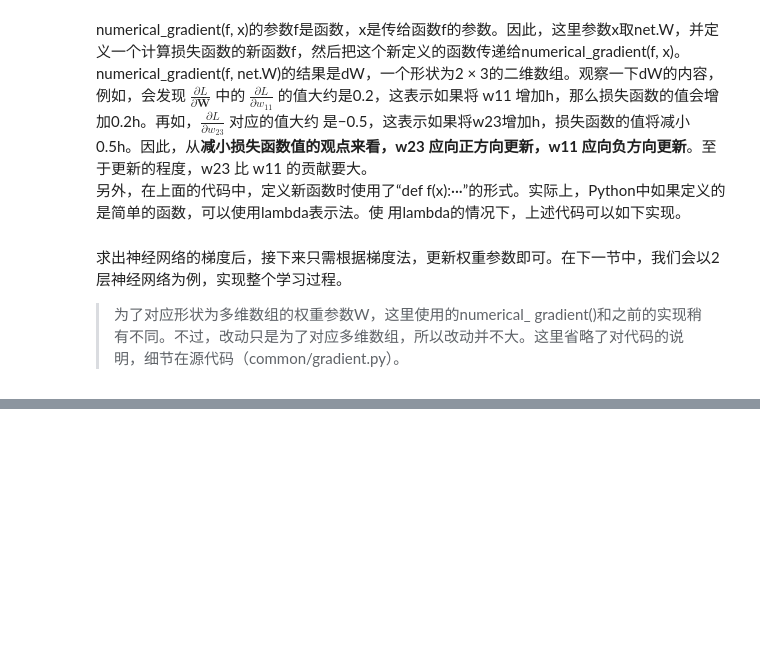
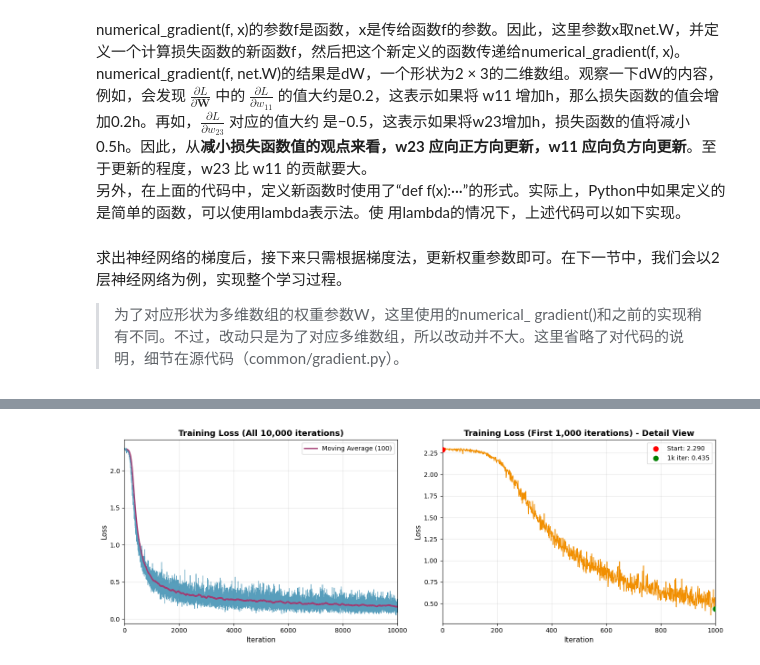
Before and after one commit to xx1902/Fish-DL, a Jupyter notebook: neural_study.ipynb, the cells around one changed output, grey strips where cells are left out. Cells and saved outputs as stored; diff of their text form; code cells hidden in the pictures; blank space fills up the shorter version.

```diff
--- a/neural_study.ipynb
+++ b/neural_study.ipynb
@@ -568,0 +732,41 @@ dW = numerical_gradient(f, net.W)
+# %%
+import matplotlib.pyplot as plt
+
+# ========== 绘图部分 ==========
+fig, axes = plt.subplots(1, 2, figsize=(14, 5))
+
+# 左图：10000次全貌
+axes[0].plot(train_loss_list, color='#2E86AB', alpha=0.8, linewidth=0.8)
+axes[0].set_xlabel('Iteration', fontsize=11)
+axes[0].set_ylabel('Loss', fontsize=11)
+axes[0].set_title('Training Loss (All 10,000 iterations)', fontsize=13, fontweight='bold')
+axes[0].grid(True, alpha=0.3)
+axes[0].set_xlim(0, iters_num)
+
+# 添加移动平均线（窗口100次迭代）
+if len(train_loss_list) >= 100:
+    window = 100
+    moving_avg = np.convolve(train_loss_list, np.ones(window)/window, mode='valid')
+    axes[0].plot(range(window-1, iters_num), moving_avg,
+                color='#A23B72', linewidth=2, label='Moving Average (100)')
+    axes[0].legend()
+
+# 右图：前1000次细节
+first_1k = train_loss_list[:1000]
+axes[1].plot(first_1k, color='#F18F01', linewidth=1.2)
+axes[1].set_xlabel('Iteration', fontsize=11)
+axes[1].set_ylabel('Loss', fontsize=11)
+axes[1].set_title('Training Loss (First 1,000 iterations) - Detail View', fontsize=13, fontweight='bold')
+axes[1].grid(True, alpha=0.3)
+axes[1].set_xlim(0, 1000)
+
+# 标注起点和终点
+axes[1].scatter([0], [first_1k[0]], color='red', s=60, zorder=5, label=f'Start: {first_1k[0]:.3f}')
+axes[1].scatter([999], [first_1k[-1]], color='green', s=60, zorder=5, label=f'1k iter: {first_1k[-1]:.3f}')
+axes[1].legend()
+
+plt.tight_layout()
+plt.savefig('training_loss_comparison.png', dpi=150, bbox_inches='tight')
+plt.show()
+# %% [output]
+[figure, added]
```
Also changed, not shown: parts of 17 cells of this notebook, 3 other files.
